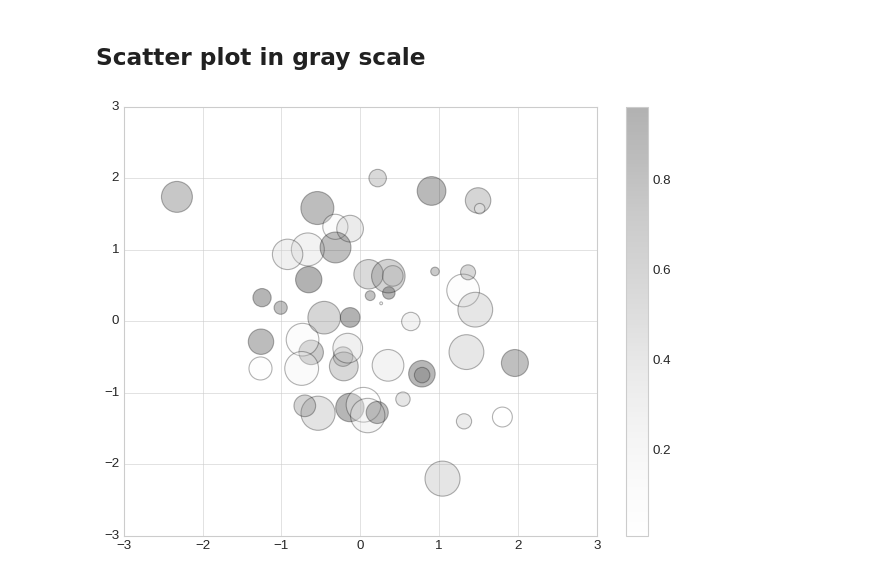
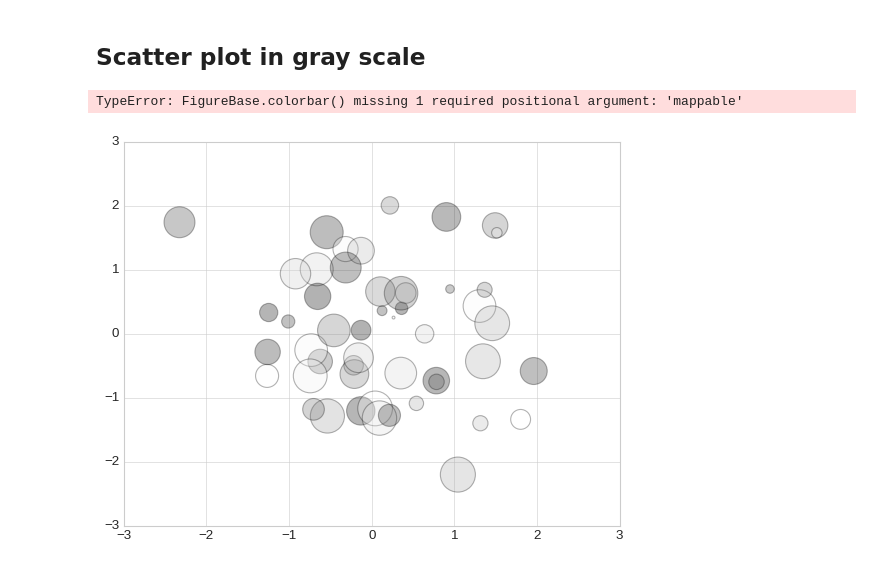
Before and after one commit to romz-pl/Jupyter-Python, a Jupyter notebook: 05-matplotlib-ext/matplotlib.ipynb, the cells around one changed output. Saved outputs shown, nothing was run; the diff lists cells and outputs as text; code cells hidden in the pictures.

Commit message:
Scatter plot in gray scale

```diff
--- a/05-matplotlib-ext/matplotlib.ipynb
+++ b/05-matplotlib-ext/matplotlib.ipynb
@@ -101,13 +101,16 @@ plt.xlim(0, 1.8);
 # %%
 rng = np.random.default_rng(0)
 pointno = 50
 x = rng.normal(size=pointno)
 y = rng.normal(size=pointno)
 colors = rng.random(pointno)
 sizes = 1000 * rng.random(pointno)
-plt.scatter(x, y, c=colors, s=sizes, alpha=0.3)
-plt.colorbar(); # show color scale
+fig = plt.figure()
+ax = plt.subplot()
+ax.scatter(x, y, c=colors, s=sizes, alpha=0.3)
+fig.colorbar(); # show color scale
 plt.tight_layout()
-fig.savefig('./output/scatter_plot.png')
+plt.savefig('./output/scatter_plot.png')
 # %% [output]
+TypeError: FigureBase.colorbar() missing 1 required positional argument: 'mappable'
-[figure, old version]
+[figure, new version]
```
Also changed, not shown: 1 other file.
